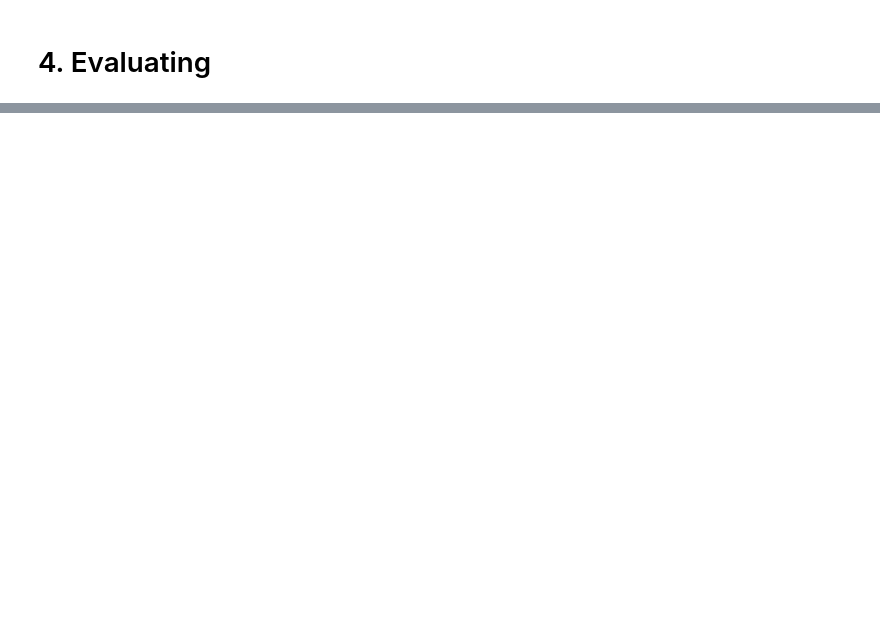
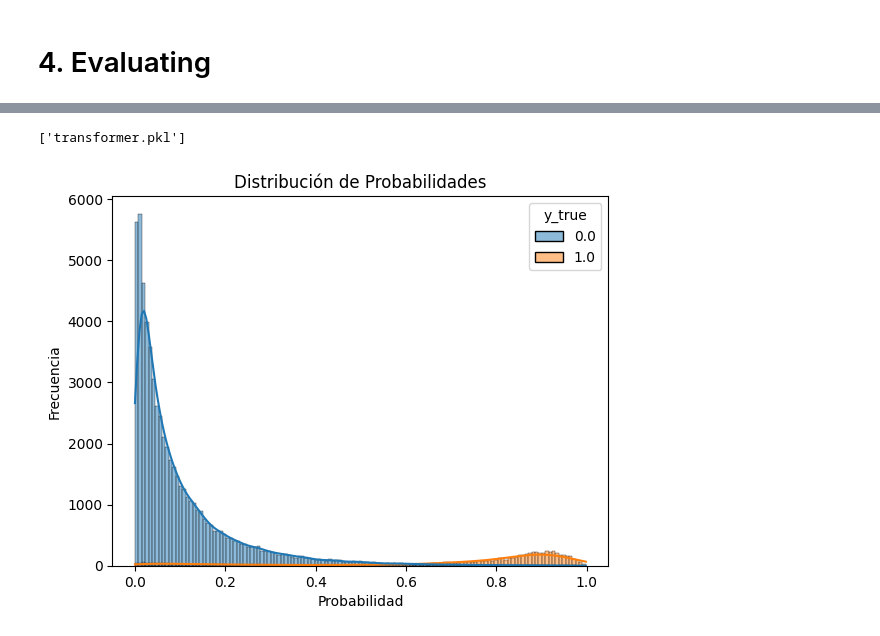
Before and after one commit to anyoneai-team6/hospitalization-prediction, a Jupyter notebook: model_traning/notebook.ipynb, the cells around one changed output, grey strips where cells are left out. Cells and saved outputs as stored; diff of their text form; code cells hidden in the pictures; blank space fills up the shorter version.

```diff
--- a/model_traning/notebook.ipynb
+++ b/model_traning/notebook.ipynb
@@ -109,7 +115,6 @@ plot_categorical_correlation(df, target)
 # %% [markdown]
 * Once the feature selection was performed, we
 # %%
-
 # filtering the data by elderly people only.
 df = df.loc[df['paagey']>=50]
 
@@ -125,7 +130,7 @@ selected=['pahosp1y','pahipe_m', 'padadage', 'pamomage',
 
 print(f"There are {len(selected)} features selected")
 
-df3 = df.where(df['cpindex'] <=  107.69).dropna(subset=['cpindex'])
+df3 = df.where(df['cpindex'] <=  109).dropna(subset=['cpindex'])
 
 df_s = df3.dropna(subset=[target])
 df_s = df_s[selected].copy()
@@ -144,5 +149,12 @@ X=X.sort_index(axis=1)
 scaler = StandardScaler()
 X=scaler.fit_transform(X)
 # Normalizing the data
-# transformer = PowerTransformer(method='yeo-johnson')
-# X=transformer.fit_transform(X)
+transformer = PowerTransformer(method='yeo-johnson')
+X=transformer.fit_transform(X)
+
+# 63.29
+# 73.90
+# 107.69
+# 119.40
+# 136.6
+X.shape
@@ -153,13 +168,13 @@ ones=y.value_counts()[1]
 
 # This are the parameters that we found to be the best for the model.
 params={
-        'max_depth': 8,
+        'max_depth': 7,
         'subsample': 0.759545947005226,
         'colsample_bytree': 0.9075616505206274,
         'eta': 0.05568753700048324,
-        'min_child_weight': 4,
+        'min_child_weight': 5,
         'learning_rate': 0.0999908981133205,
-        'n_estimators': 500,
+        'n_estimators': 560,
         'scale_pos_weight': (zeros/ones)-2.5,
         'n_jobs':-1,
         'objective': 'binary:logistic',
@@ -177,9 +192,6 @@ y_test_all = []
 y_pred_all = []
 y_pred_prob_all = []
 
-tprs = []
-aucs = []
-mean_fpr = np.linspace(0, 1, 100)
 
 for train_index, test_index in kf.split(X):
     X_train, X_test = X[train_index], X[test_index]
@@ -190,12 +202,3 @@ for train_index, test_index in kf.split(X):
     y_test_all.extend(y_test)
     y_pred_all.extend(model.predict(X_test))
     y_pred_prob_all.extend(model.predict_proba(X_test))
-    y_scores = model.predict_proba(X_test)[:, 1]
-
-    # Calcular la curva ROC para la iteración actual
-    fpr, tpr, _ = roc_curve(y_test, y_scores)
-    roc_auc = auc(fpr, tpr)
-
-    # Agregar los resultados a los arreglos
-    tprs.append(np.interp(mean_fpr, fpr, tpr))
-    aucs.append(roc_auc)
@@ -220,20 +229,30 @@ print(report)
+# %%
+import joblib
+
+joblib.dump(model,'model.pkl')
+joblib.dump(scaler,'scaler.pkl')
+joblib.dump(transformer,'transformer.pkl')
+# %% [output]
+['transformer.pkl']
 # %%
 import seaborn as sns
 import matplotlib.pyplot as plt
 
 # Crear un DataFrame con las etiquetas de prueba y las probabilidades predichas
-df = pd.DataFrame({'y_true': y_test_all, 'y_pred_prob': y_pred_prob_all})
+data = pd.DataFrame({'y_true': y_test_all, 'y_pred_prob': y_pred_prob_all})
 
 # Graficar la distribución de probabilidades
-sns.histplot(data=df, x='y_pred_prob', hue='y_true', kde=True)
+sns.histplot(data=data, x='y_pred_prob', hue='y_true', kde=True)
 
 # Agregar etiquetas y título al gráfico
 plt.xlabel('Probabilidad')
 plt.ylabel('Frecuencia')
 plt.title('Distribución de Probabilidades')
 
 # Mostrar el gráfico
 plt.show()
+# %% [output]
+[figure, added]
 # %%
 from sklearn.calibration import calibration_curve
 # Calcular la curva de calibración
```
Also changed, not shown: parts of 15 cells of this notebook, 15 other files.
